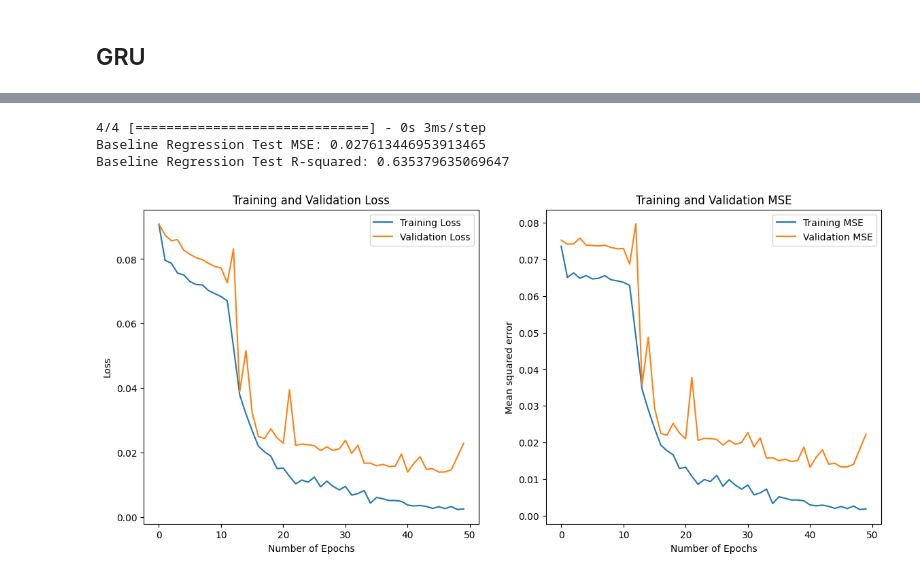
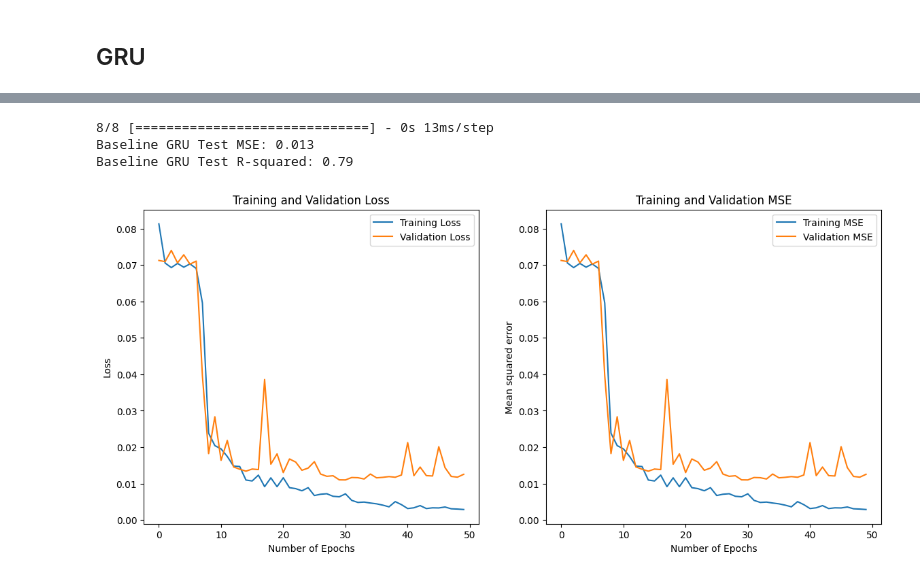
Before and after one commit to JoenC25/RNN-Movie-Reviews, a Jupyter notebook: B_Recurrent_Neural_Network.ipynb, the cells around one changed output, grey strips where cells are left out. Saved outputs shown, nothing was run; the diff lists cells and outputs as text; code cells hidden in the pictures.

```diff
--- a/B_Recurrent_Neural_Network.ipynb
+++ b/B_Recurrent_Neural_Network.ipynb
@@ -316,9 +357,9 @@ A process that reduces all words' forms into its root form, this simplifies the
 nlp = spacy.load("en_core_web_sm")
 
 lemmatized_sentences = []
-lemmatized_data = aug_translated_data.copy()
+lemmatized_data = backtranslated_data.copy()
 
-for sentence in aug_translated_data["Review"]:
+for sentence in backtranslated_data["Review"]:
     doc = nlp(sentence)
     lemmatized_words = [token.lemma_ for token in doc]
 
@@ -471,5 +475,5 @@ y_embedded_shape (624, 1)
 # %%
-X_train, X_test, y_train, y_test = train_test_split(padded_sequences, y, test_size=0.2, shuffle=True, random_state=random_state)
+X_train, X_test, y_train, y_test = train_test_split(X, y, test_size=0.2, shuffle=True, random_state=random_state)
 X_train, X_val, y_train, y_val = train_test_split(X_train, y_train, test_size=0.25, shuffle=True, random_state=random_state)
 print(f"Shape X_test: {X_test.shape}")
 print(f"Shape X_train: {X_train.shape}")
@@ -662,12 +665,10 @@ plot_learning_curve(LSTM_model_history)
 # %% [markdown]
 ## GRU
 # %%
-GRU_model = Sequential(
-    name="GRU_model",
-    layers=[
-    Embedding(vocab_size,128, input_length=max_length),
-    GRU(128, dropout=0.3),
-    Dense(1, activation='sigmoid', kernel_regularizer=l2(0.01))
+GRU_model = Sequential(name="GRU_model", layers=[
+    Embedding(vocab_size, 32, input_length=max_length),
+    GRU(64, activation = LeakyReLU(alpha=0.01), dropout=0.3),
+    Dense(1, activation='sigmoid')
 ])
 
 GRU_model.compile(
@@ -693,7 +695,7 @@ Trainable params: 232,193
 Non-trainable params: 0
 _________________________________________________________________
 # %%
-GRU_model_history = GRU_model.fit(
+GRU_history = GRU_model.fit(
     X_train,
     y_train,
     epochs=50,
@@ -721,12 +723,12 @@ Epoch 50/50
 # %%
-GRU_model_testscore = evaluate_model(GRU_model, X_test, y_test)
-print(f"Baseline Regression Test MSE: {GRU_model_testscore[0]}")
-print(f"Baseline Regression Test R-squared: {GRU_model_testscore[1]}")
+GRU_testscore = evaluate_model(GRU_model, X_test, y_test)
+print(f"Baseline GRU Test MSE: {GRU_testscore[0]}")
+print(f"Baseline GRU Test R-squared: {GRU_testscore[1]}")
 # %% [output]
-4/4 [==============================] - 0s 3ms/step
-Baseline Regression Test MSE: 0.027613446953913465
-Baseline Regression Test R-squared: 0.635379635069647
+8/8 [==============================] - 0s 13ms/step
+Baseline GRU Test MSE: 0.013
+Baseline GRU Test R-squared: 0.79
 # %%
-plot_learning_curve(GRU_model_history)
+plot_learning_curve(GRU_history)
 # %% [output]
-[figure, old version]
+[figure, new version]
```
Also changed, not shown: parts of 35 cells of this notebook.
